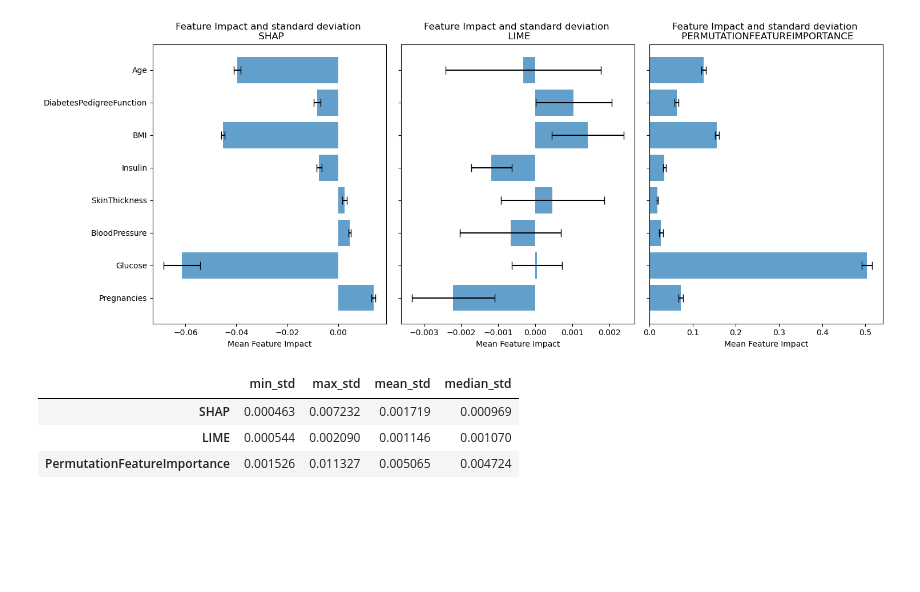
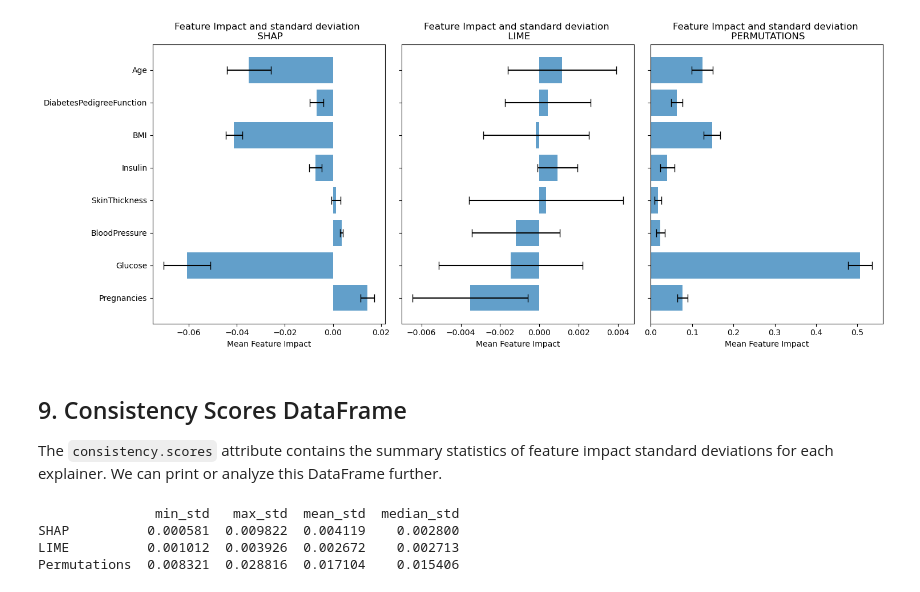
Before and after one commit to emunaran/xai-compare, a Jupyter notebook: xai_compare/comparison_tests/consistency_test.ipynb, the cells around one changed output. Saved outputs shown, nothing was run; the diff lists cells and outputs as text; code cells hidden in the pictures; blank space fills up the shorter version.

Commit message:
Create consistency test

```diff
--- a/xai_compare/comparison_tests/consistency_test.ipynb
+++ b/xai_compare/comparison_tests/consistency_test.ipynb
@@ -20,0 +52,2 @@ consistency = Consistency(model, *diabetes(), mode=MODE.CLASSIFICATION)
+# %%
+data, target = diabetes()
@@ -20,0 +64,11 @@ consistency = Consistency(model, *diabetes(), mode=MODE.CLASSIFICATION)
+# %%
+consistency = Consistency(
+    model=model,
+    data=data,
+    target=target,
+    mode=MODE.CLASSIFICATION,
+    random_state=42,
+    verbose=False,
+    n_splits=5,
+    default_explainers=EXPLAINERS
+)
@@ -21,11 +94,15 @@ consistency = Consistency(model, *diabetes(), mode=MODE.CLASSIFICATION)
 # %%
-consistency.comparison_report()
+consistency.visualize_consistency()
 # %% [output]
-[figure, old version]
+[figure, new version]
-# %%
-consistency.best_result()
-# %% [output]
-|  | min_std | max_std | mean_std | median_std |
-| SHAP | 0.000463 | 0.007232 | 0.001719 | 0.000969 |
-| LIME | 0.000544 | 0.002090 | 0.001146 | 0.001070 |
-| PermutationFeatureImportance | 0.001526 | 0.011327 | 0.005065 | 0.004724 |
+# %% [markdown]
+## 9. Consistency Scores DataFrame
+
+The `consistency.scores` attribute contains the summary statistics of feature impact standard deviations for each explainer. We can print or analyze this DataFrame further.
+# %%
+print(consistency.scores)
+# %% [output]
+               min_std   max_std  mean_std  median_std
+SHAP          0.000581  0.009822  0.004119    0.002800
+LIME          0.001012  0.003926  0.002672    0.002713
+Permutations  0.008321  0.028816  0.017104    0.015406
```
Also changed, not shown: parts of 22 cells of this notebook, 2 other files.
